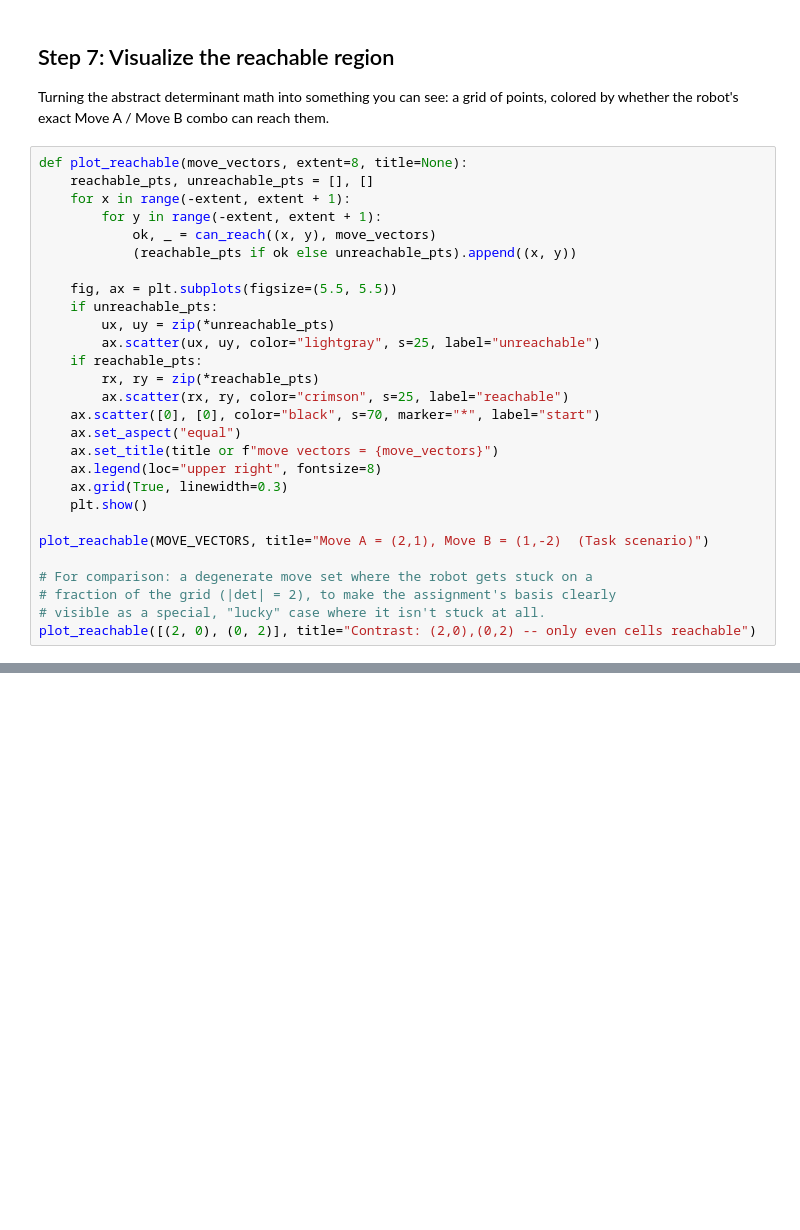
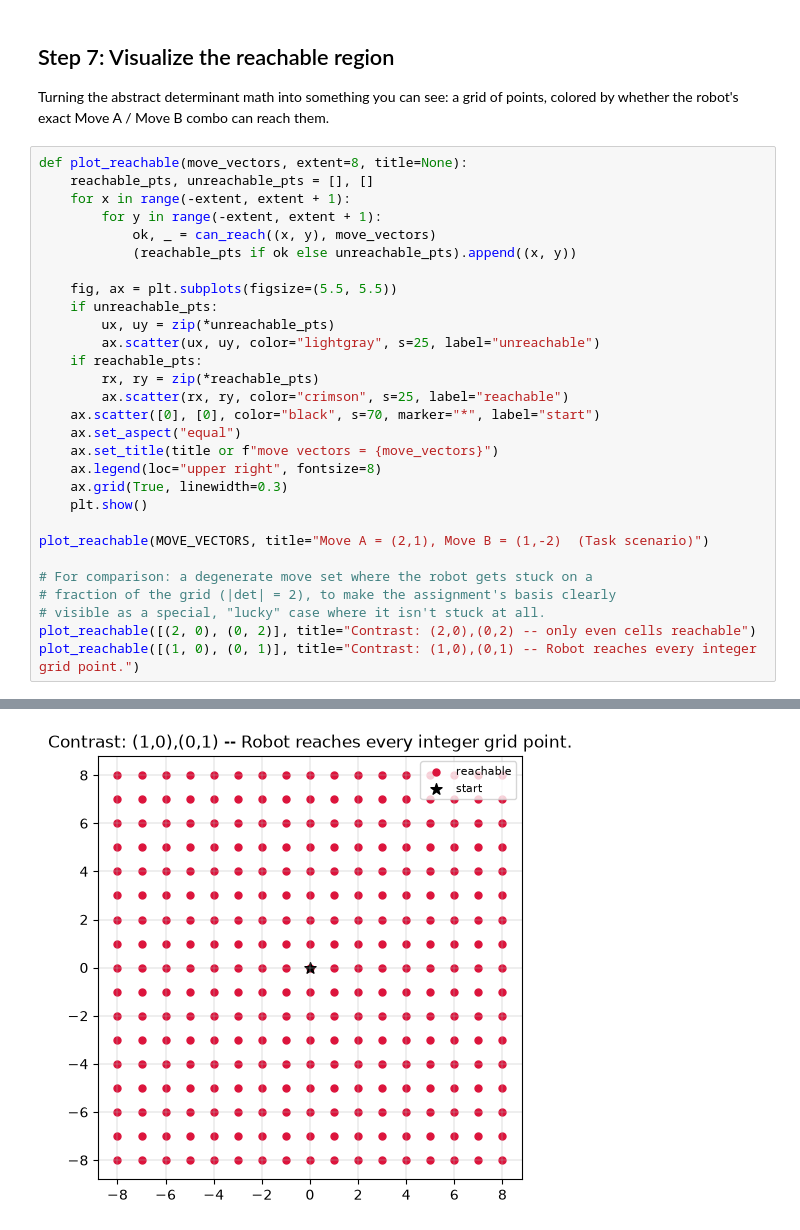
Before and after one commit to simachewalamneh/span-basis-transforms, a Jupyter notebook: restricted_robot.ipynb, the cells around one changed output, grey strips where cells are left out. Drawn from its saved outputs; the diff is of its cells as text; blank space fills up the shorter version.

```diff
--- a/restricted_robot.ipynb
+++ b/restricted_robot.ipynb
@@ -230,30 +230,32 @@ reach them.
 def plot_reachable(move_vectors, extent=8, title=None):
     reachable_pts, unreachable_pts = [], []
     for x in range(-extent, extent + 1):
         for y in range(-extent, extent + 1):
             ok, _ = can_reach((x, y), move_vectors)
             (reachable_pts if ok else unreachable_pts).append((x, y))
 
     fig, ax = plt.subplots(figsize=(5.5, 5.5))
     if unreachable_pts:
         ux, uy = zip(*unreachable_pts)
         ax.scatter(ux, uy, color="lightgray", s=25, label="unreachable")
     if reachable_pts:
         rx, ry = zip(*reachable_pts)
         ax.scatter(rx, ry, color="crimson", s=25, label="reachable")
     ax.scatter([0], [0], color="black", s=70, marker="*", label="start")
     ax.set_aspect("equal")
     ax.set_title(title or f"move vectors = {move_vectors}")
     ax.legend(loc="upper right", fontsize=8)
     ax.grid(True, linewidth=0.3)
     plt.show()
 
 plot_reachable(MOVE_VECTORS, title="Move A = (2,1), Move B = (1,-2)  (Task scenario)")
 
 # For comparison: a degenerate move set where the robot gets stuck on a
 # fraction of the grid (|det| = 2), to make the assignment's basis clearly
 # visible as a special, "lucky" case where it isn't stuck at all.
 plot_reachable([(2, 0), (0, 2)], title="Contrast: (2,0),(0,2) -- only even cells reachable")
+plot_reachable([(1, 0), (0, 1)], title="Contrast: (1,0),(0,1) -- Robot reaches every integer grid point.")
 # %% [output]
 [figure]
 [figure]
+[figure, added]
```
